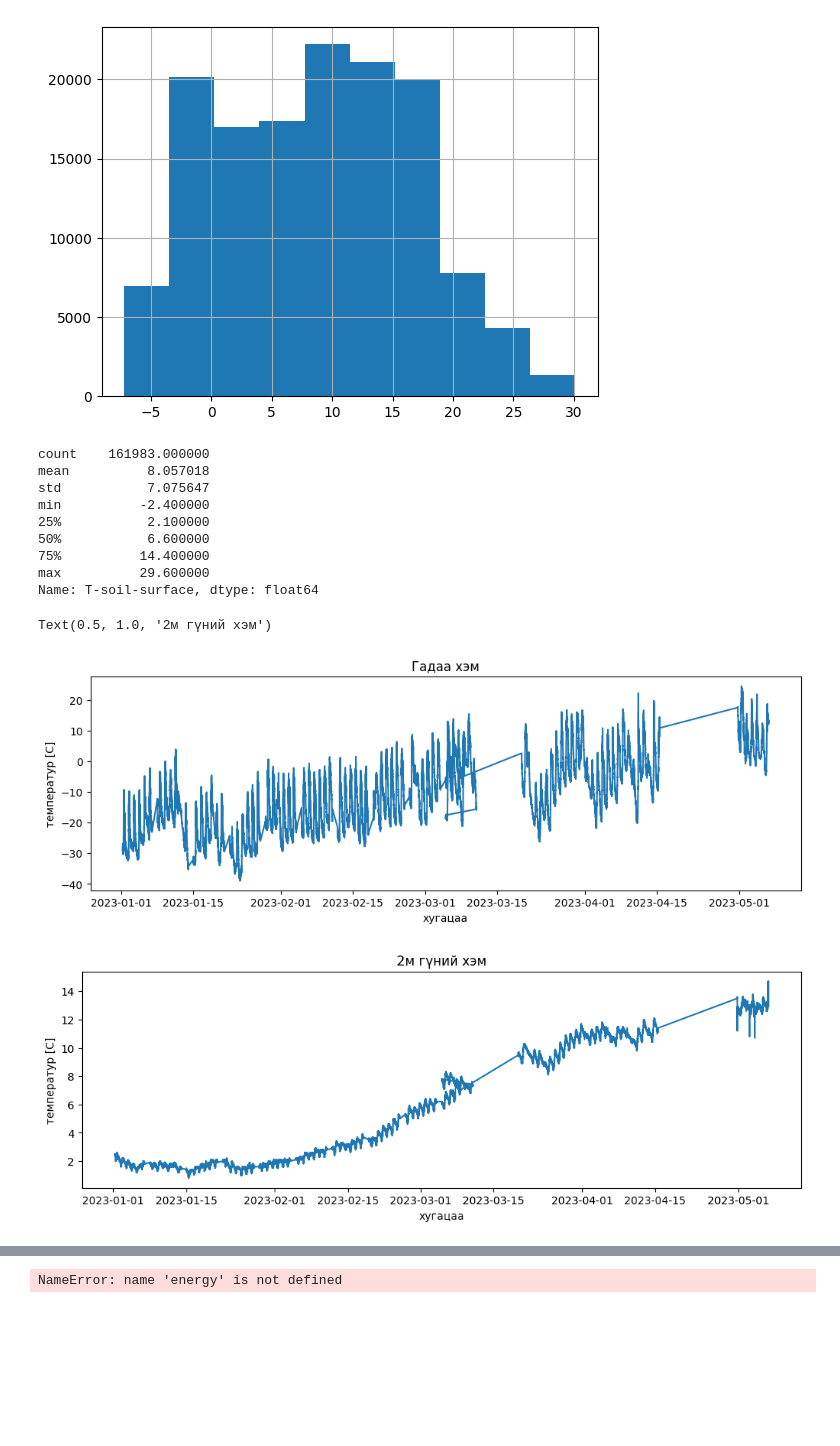
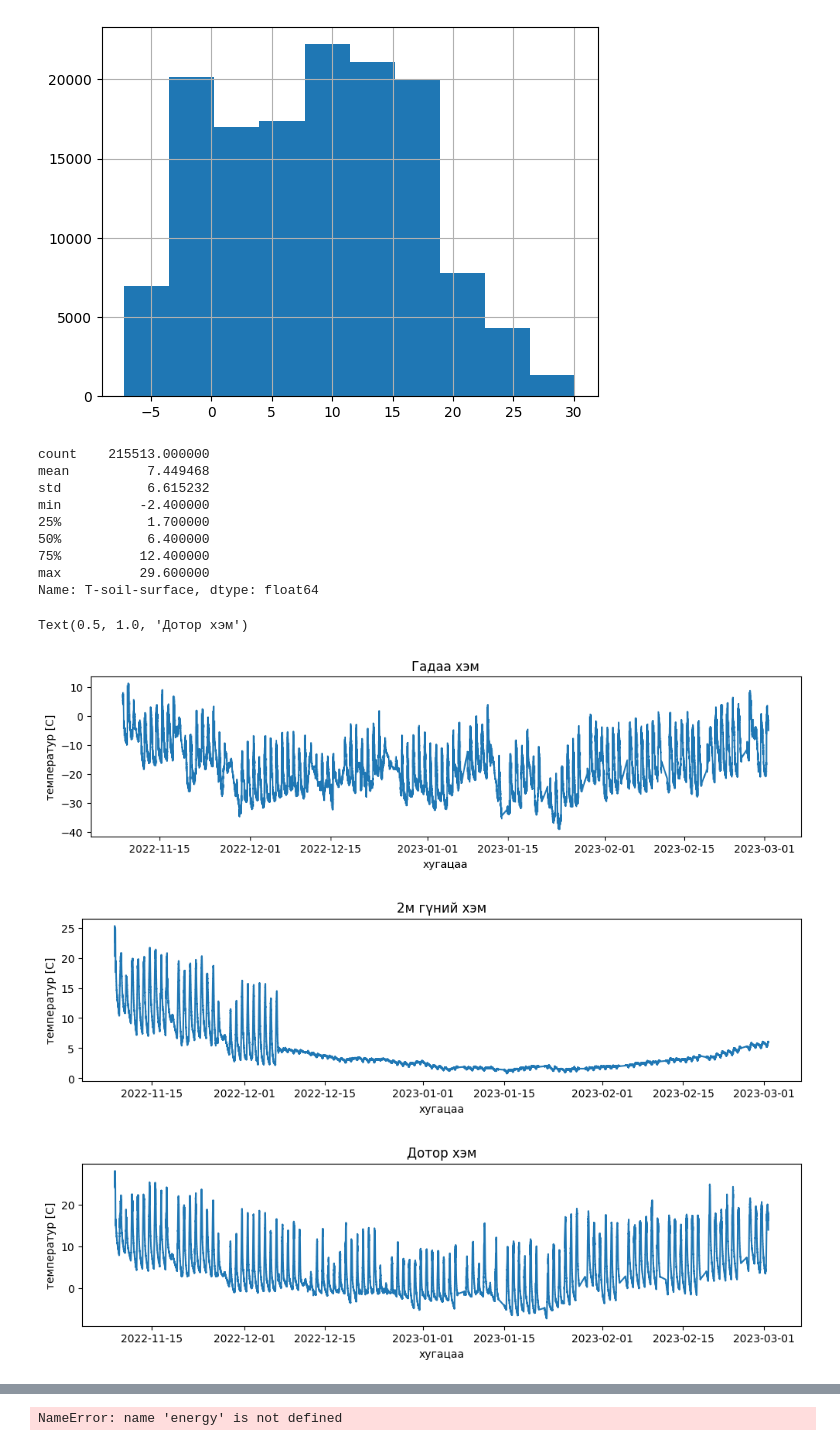
Before and after one commit to Generjet/Yargait-greenhouse, a Jupyter notebook: hotAir.ipynb, the cells around one changed output, grey strips where cells are left out. Cells and saved outputs as stored; diff of their text form; code cells hidden in the pictures; blank space fills up the shorter version.

```diff
--- a/hotAir.ipynb
+++ b/hotAir.ipynb
@@ -349,7 +364,7 @@ data['T-inside'].hist()
 # energy['T-inside'] = np.where(energy['T-inside'] > 60, 60, energy['T-inside'])
 # print(energy['T-inside'].skew())
 
-energy = allPeriod[['MeasureTime', 'T-outside', 'T-inside','T-soil-surface', 'T-soil-deep','Radiation-outside', 'Radiation-inside']].copy()
+energy = allPeriod[[ 'T-outside', 'T-inside','T-soil-surface', 'T-soil-deep','Radiation-outside', 'Radiation-inside']].copy()
 
 # T-inside
 index = energy[(energy['T-inside'] >= 60)|(energy['T-inside']<= -60)].index
@@ -361,58 +376,62 @@ energy.drop(index, inplace=True)
 
 energy['T-soil-surface'].describe()
 # %% [output]
-count    161983.000000
-mean          8.057018
-std           7.075647
+count    215513.000000
+mean          7.449468
+std           6.615232
 min          -2.400000
-25%           2.100000
-50%           6.600000
-75%          14.400000
+25%           1.700000
+50%           6.400000
+75%          12.400000
 max          29.600000
 Name: T-soil-surface, dtype: float64
 # %%
 # December-January data, боломжийн дулаан хөрстэй, маш хүйтэн өдөр
 data = energy[[ 'T-outside', 'T-inside', 'T-soil-deep']].copy()
 # data = data.set_index('MeasureTime')
 # energy.plot()
 
-# data = dec6Jan
-data = data.query("MeasureTime <= '2023-05-7 18:00:00' and MeasureTime >= '2023-01-01 06:00:00'")
+# data = data.query("MeasureTime <= '2023-03-7 18:00:00' and MeasureTime >= '2023-03-05 06:00:00'")  # Алдаатай хэсэг бололтой, шалгаарай хэрэв шаардлагатай бол
+data = data.query("MeasureTime <= '2023-03-1 18:00:00' and MeasureTime >= '2022-11-08 06:00:00'")
 # ===== subplots =========
-plt.figure(figsize=(12,8))
+plt.figure(figsize=(12,6))
 plt.subplot(2,1,1)
 plt.plot(data['T-outside'])
 plt.ylabel('температур [C]')
 plt.xlabel('хугацаа')
 plt.title('Гадаа хэм')
 
-plt.figure(figsize=(12,8))
+plt.figure(figsize=(12,6))
 plt.subplot(2,1,2)
 plt.plot(data['T-soil-deep'])
 plt.ylabel('температур [C]')
 plt.xlabel('хугацаа')
 plt.title('2м гүний хэм')
+
+plt.figure(figsize=(12,6))
+plt.subplot(2,1,2)
+plt.plot(data['T-inside'])
+plt.ylabel('температур [C]')
+plt.xlabel('хугацаа')
+plt.title('Дотор хэм')
 # =================
-# fig, ax = plt.subplots(2,1)
-# ax[0].plot(data['T-outside'], color='b')
-# plt.ylabel('температур [C]')
-# plt.xlabel('хугацаа')
+# fig, (ax1, ax2, ax3) = plt.subplots(nrows=3, ncols=1, figsize=(12,7))
+# ax1.plot(data['T-outside'])
+# ax1.set_title('Гадаа хэм')
 
-# ax[1].plot(data['T-soil-deep'], color='r')
-# plt.ylabel('температур [C]')
-# plt.xlabel('хугацаа')
-# fig.show()
-
+# ax2.plot(data['T-inside'])
+# ax3.plot(data['T-soil-deep'])
 
 
 # ======================
 # data.plot(subplots=False,figsize=(12,8))
 # plt.xlabel('хугацаа')
 # plt.ylabel('температур, [C]')
 # # plt.legend(('Гадаах хэм','Дотор хэм','Орох хэм','Гарах хэм','Өнгөн хөрсний хэм','2м гүн дэх хэм'),loc="upper left")
 # plt.show()
 # print("Outside coldest temp=", data['T-outside'].min())
 # %% [output]
-Text(0.5, 1.0, '2м гүний хэм')
+Text(0.5, 1.0, 'Дотор хэм')
-[figure, old version]
+[figure, new version]
-[figure, old version]
+[figure, new version]
+[figure, added]
```
Also changed, not shown: parts of 2 cells of this notebook, 3 other files.
